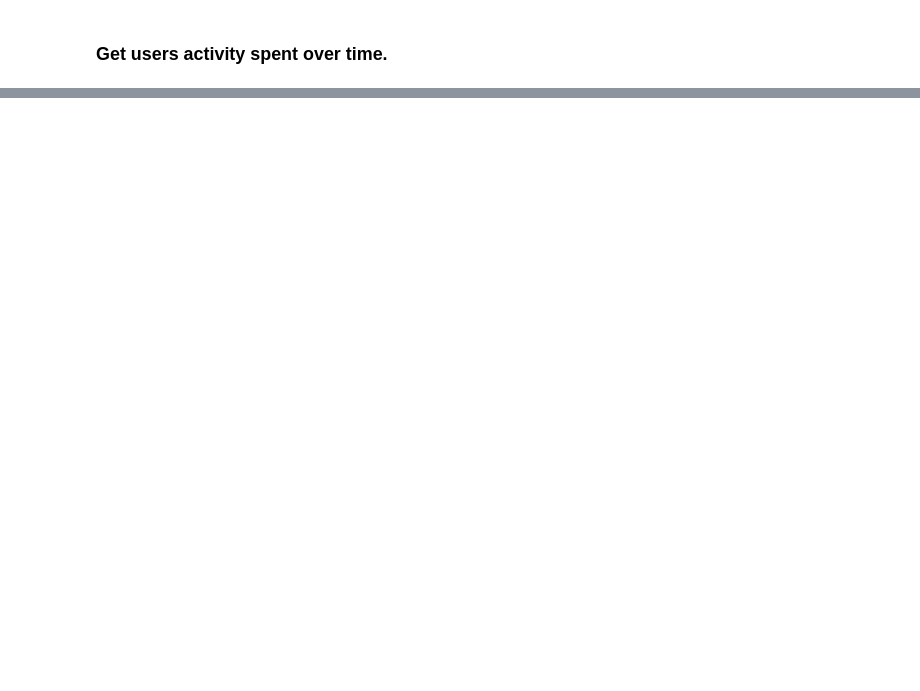
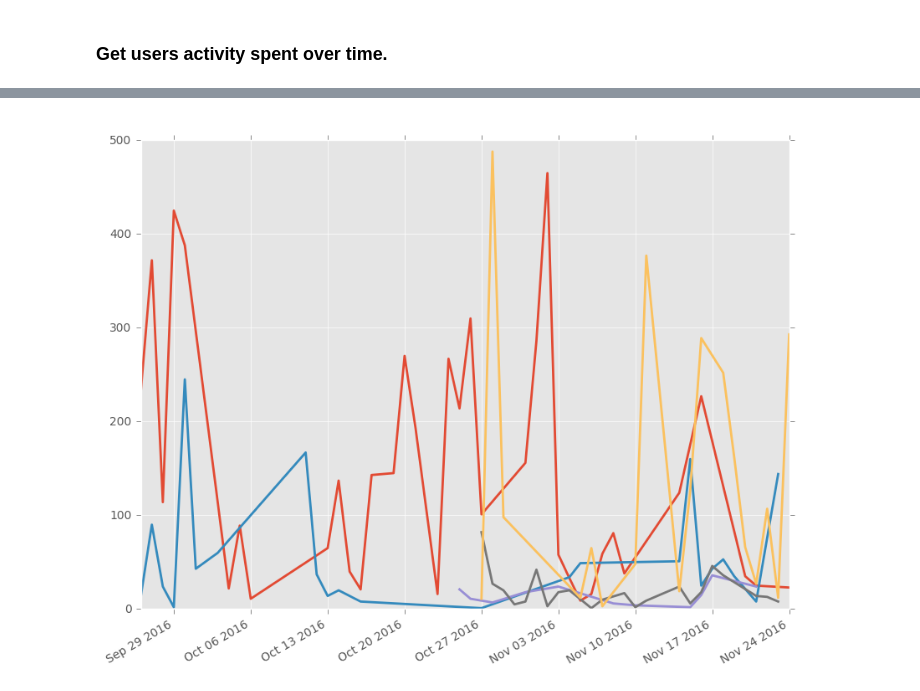
Before and after one commit to seanpar203/wta_analysis, a Jupyter notebook: top_5_time_spent.ipynb, the cells around one changed output, grey strips where cells are left out. Cells and saved outputs as stored; diff of their text form; code cells hidden in the pictures; blank space fills up the shorter version.

```diff
--- a/top_5_time_spent.ipynb
+++ b/top_5_time_spent.ipynb
@@ -165,0 +182,20 @@ ORDER BY count(host.host_name) DESC
+# %%
+results = _
+df = pd.DataFrame(data=results, columns=results.keys)
+df['Date'] = [np.datetime64(date) for date in df['Date']]
+df.set_index('Date', inplace=True)
+
+fig, ax = plt.subplots(1, 1, figsize=(10, 8))
+fig.autofmt_xdate()
+for i in range(1, df.User.max() + 1):
+    user = df[df['User'] == i]
+    line = plt.plot(
+        user.index.values,
+        user['Visits'],
+        lw=2
+    )
+
+plt.title('Some awesome title.')
+plt.show()
+# %% [output]
+[figure, added]
```
Also changed, not shown: parts of 7 cells of this notebook.
